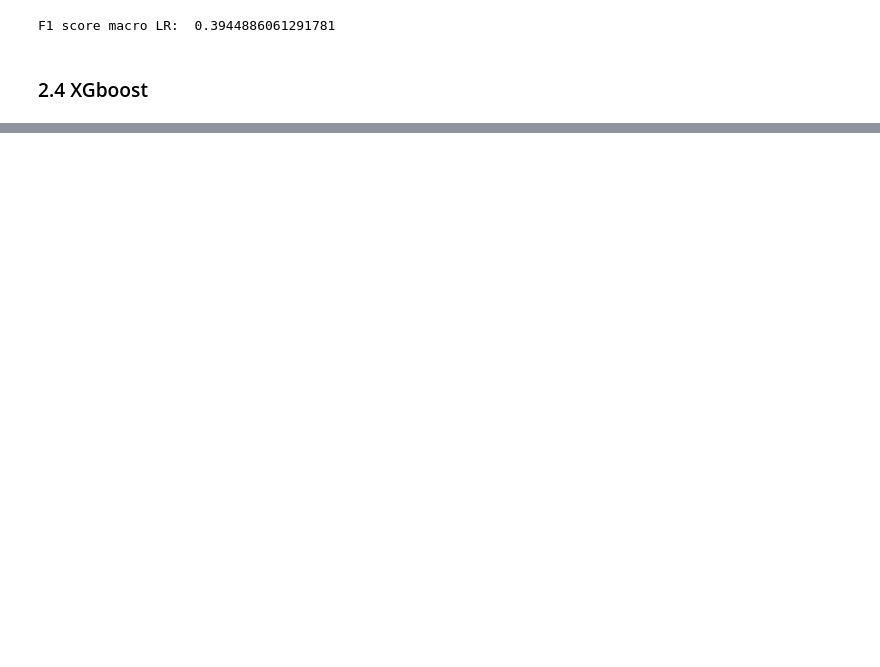
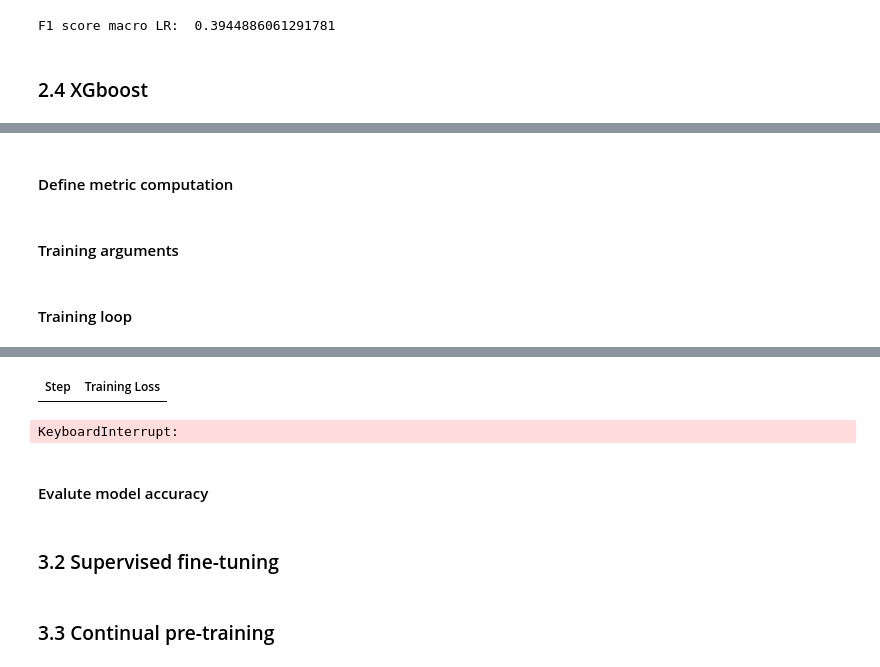
Before and after one commit to Schoggi-Mimi/nlp-project-2025, a Jupyter notebook: notebooks/03_prediction_model.ipynb, the cells around one changed output, grey strips where cells are left out. Saved outputs shown, nothing was run; the diff lists cells and outputs as text; code cells hidden in the pictures; blank space fills up the shorter version.

```diff
--- a/notebooks/03_prediction_model.ipynb
+++ b/notebooks/03_prediction_model.ipynb
@@ -143,0 +229,4 @@ Considering the high dimensionality of our data , XGboost takes too much time to
+# %%
+final_df_tokenized.set_format(type="torch", columns=["input_ids", "token_type_ids", "attention_mask", "labels"])
+# %% [markdown]
+#### Define metric computation
@@ -143,0 +247,39 @@ Considering the high dimensionality of our data , XGboost takes too much time to
+# %% [markdown]
+#### Training arguments
+# %%
+# This code is adapted from : https://huggingface.co/transformers/v4.2.2/training.html?utm_source=chatgpt.com
+from transformers import TrainingArguments
+#from huggingface_hub import login
+#login() Login to huggingface to store token
+
+
+training_args = TrainingArguments(
+    output_dir='.',          # output directory
+    num_train_epochs=3,              # total # of training epochs --> small, as we only train the head
+    per_device_train_batch_size=8,  # batch size per device during training --> small, as i run that on CPU only architecture
+    per_device_eval_batch_size=16,   # batch size for evaluation --> small, as i run that on CPU only architecture
+    warmup_steps=100,                # number of warmup steps for learning rate scheduler
+    weight_decay=0.01,               # strength of weight decay
+    logging_dir='./logs',            # directory for storing logs
+    push_to_hub=True,
+)
+# %% [markdown]
+#### Training loop
+# %%
+# This code is adapted from : https://huggingface.co/transformers/v4.2.2/training.html?utm_source=chatgpt.com
+from transformers import Trainer
+from transformers import DataCollatorWithPadding
+
+data_collator = DataCollatorWithPadding(tokenizer=tokenizer)
+
+trainer = Trainer(
+    model=model,                         # the instantiated 🤗 Transformers model to be trained
+    args=training_args,                  # training arguments, defined above
+    train_dataset=final_df_tokenized["train"],         # training dataset
+    eval_dataset= final_df_tokenized["test"],          # evaluation dataset
+    data_collator=data_collator, # allows dynamical padding --> every batch will have the same lenghts, which is max_length of this batch
+    compute_metrics=compute_metrics # added to return f1
+)
+
+trainer.train()
+# %% [output]
@@ -143,0 +287,4 @@ Considering the high dimensionality of our data , XGboost takes too much time to
+| Step | Training Loss |
+KeyboardInterrupt:
+# %% [markdown]
+#### Evalute model accuracy
@@ -143,0 +293,4 @@ Considering the high dimensionality of our data , XGboost takes too much time to
+# %% [markdown]
+### 3.2 Supervised fine-tuning
+# %% [markdown]
+### 3.3 Continual pre-training
```
Also changed, not shown: parts of 14 cells of this notebook.
